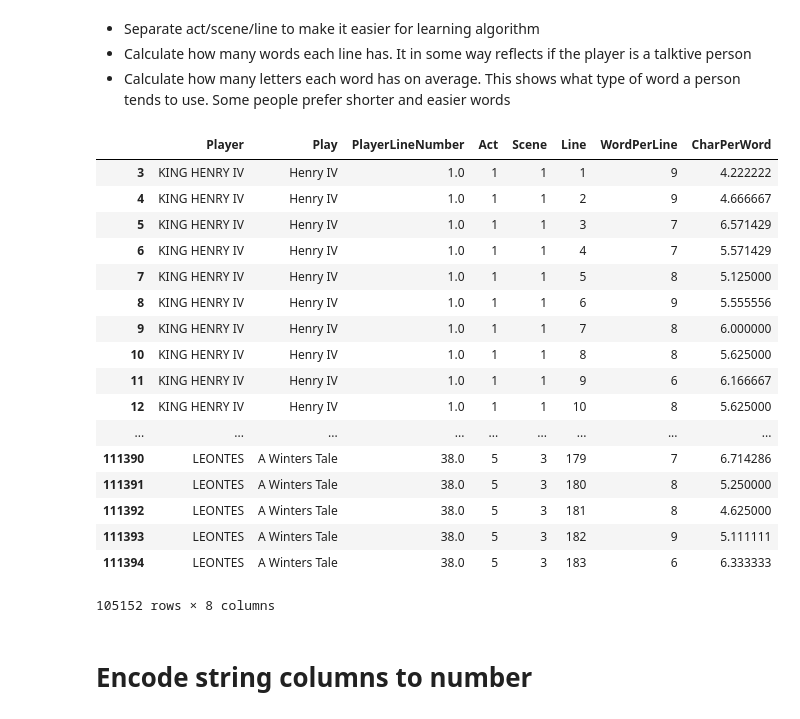
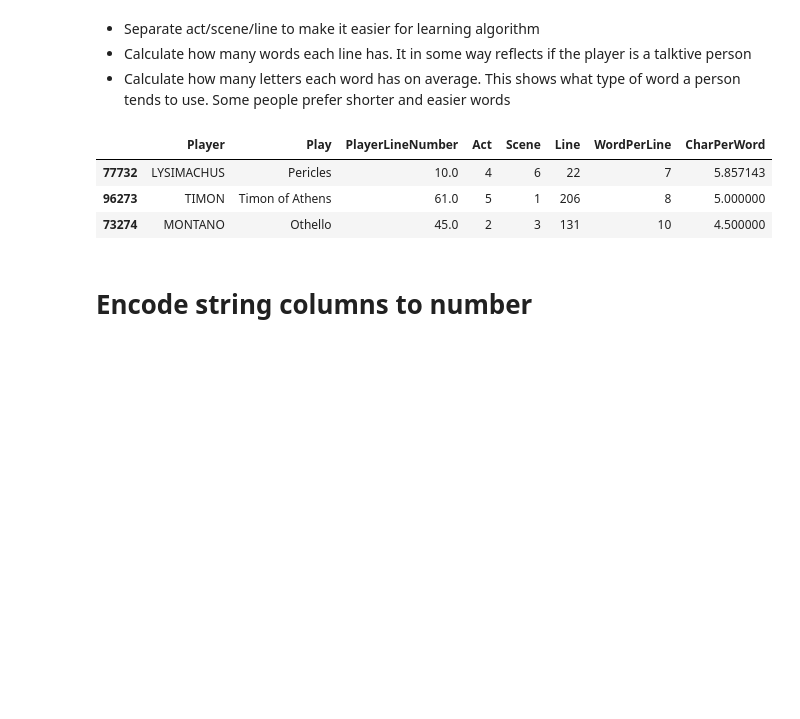
Before and after one commit to KaidongLi/ku731-p02-shakspear, a Jupyter notebook: p2.ipynb, the cells around one changed output. Drawn from its saved outputs; the diff is of its cells as text; code cells hidden in the pictures; blank space fills up the shorter version.

```diff
--- a/p2.ipynb
+++ b/p2.ipynb
@@ -24,51 +24,37 @@ data.sample(3)
 #get info from line
 actSceneLine = data['ActSceneLine']
 aslSplit = actSceneLine.str.split('.', expand=True)
 
 actLines = data['PlayerLine']
 charPWord = actLines.str.len() #first hold total chars per line
 
 wordPLine = actLines.str.split()
 wordPLine = wordPLine.str.len() #words per line
 
 charPWord = charPWord / wordPLine #characters per word
 
 data_pro = pd.DataFrame()
 data_pro['Player'] = data['Player']
 data_pro['Play'] = data['Play']
 data_pro['PlayerLineNumber'] = data['PlayerLinenumber']
 data_pro['Act'] = aslSplit[0]
 data_pro['Scene'] = aslSplit[1]
 data_pro['Line'] = aslSplit[2]
 data_pro['WordPerLine'] = wordPLine
 data_pro['CharPerWord'] = charPWord
 
-data_pro
+data_pro.sample(3)
 
 #data_pro
 #aslSplit
 #charPWord
 #actLines
 #wordPLine
 # %% [output]
 |  | Player | Play | PlayerLineNumber | Act | Scene | Line | WordPerLine | CharPerWord |
-| 3 | KING HENRY IV | Henry IV | 1.0 | 1 | 1 | 1 | 9 | 4.222222 |
-| 4 | KING HENRY IV | Henry IV | 1.0 | 1 | 1 | 2 | 9 | 4.666667 |
-| 5 | KING HENRY IV | Henry IV | 1.0 | 1 | 1 | 3 | 7 | 6.571429 |
-| 6 | KING HENRY IV | Henry IV | 1.0 | 1 | 1 | 4 | 7 | 5.571429 |
-| 7 | KING HENRY IV | Henry IV | 1.0 | 1 | 1 | 5 | 8 | 5.125000 |
-| 8 | KING HENRY IV | Henry IV | 1.0 | 1 | 1 | 6 | 9 | 5.555556 |
-| 9 | KING HENRY IV | Henry IV | 1.0 | 1 | 1 | 7 | 8 | 6.000000 |
-| 10 | KING HENRY IV | Henry IV | 1.0 | 1 | 1 | 8 | 8 | 5.625000 |
-| 11 | KING HENRY IV | Henry IV | 1.0 | 1 | 1 | 9 | 6 | 6.166667 |
-| 12 | KING HENRY IV | Henry IV | 1.0 | 1 | 1 | 10 | 8 | 5.625000 |
-| ... | ... | ... | ... | ... | ... | ... | ... | ... |
-| 111390 | LEONTES | A Winters Tale | 38.0 | 5 | 3 | 179 | 7 | 6.714286 |
-| 111391 | LEONTES | A Winters Tale | 38.0 | 5 | 3 | 180 | 8 | 5.250000 |
-| 111392 | LEONTES | A Winters Tale | 38.0 | 5 | 3 | 181 | 8 | 4.625000 |
-| 111393 | LEONTES | A Winters Tale | 38.0 | 5 | 3 | 182 | 9 | 5.111111 |
-| 111394 | LEONTES | A Winters Tale | 38.0 | 5 | 3 | 183 | 6 | 6.333333 |
+| 77732 | LYSIMACHUS | Pericles | 10.0 | 4 | 6 | 22 | 7 | 5.857143 |
+| 96273 | TIMON | Timon of Athens | 61.0 | 5 | 1 | 206 | 8 | 5.000000 |
+| 73274 | MONTANO | Othello | 45.0 | 2 | 3 | 131 | 10 | 4.500000 |
-105152 rows × 8 columns
 # %% [markdown]
 # Encode string columns to number
 # %%
```
Also changed, not shown: parts of 6 cells of this notebook, 1 other file.
